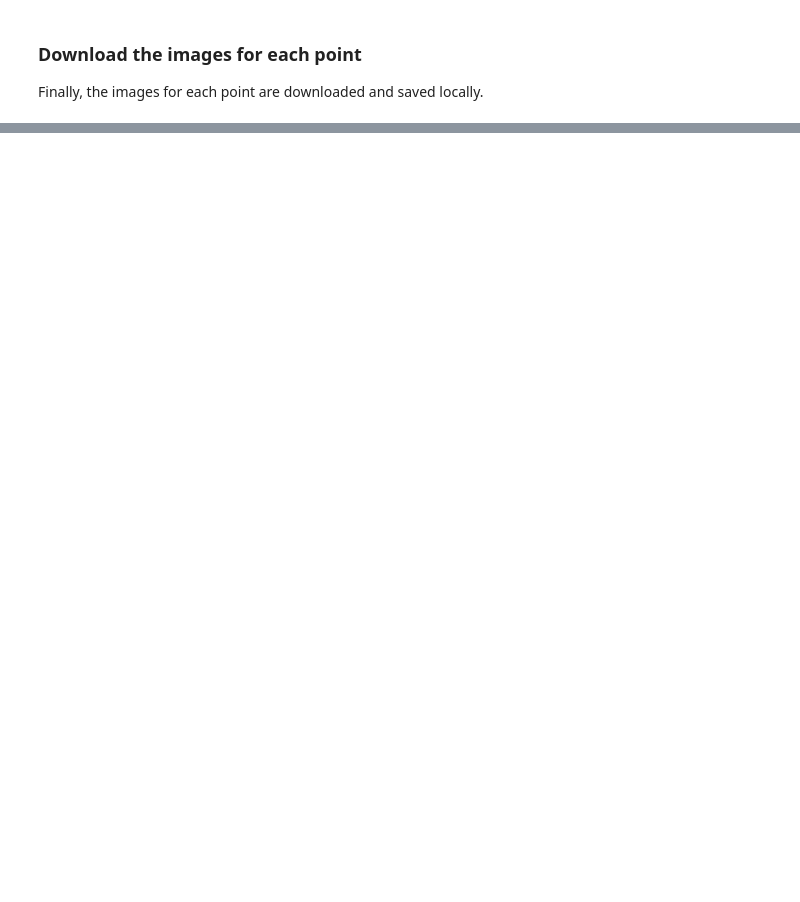
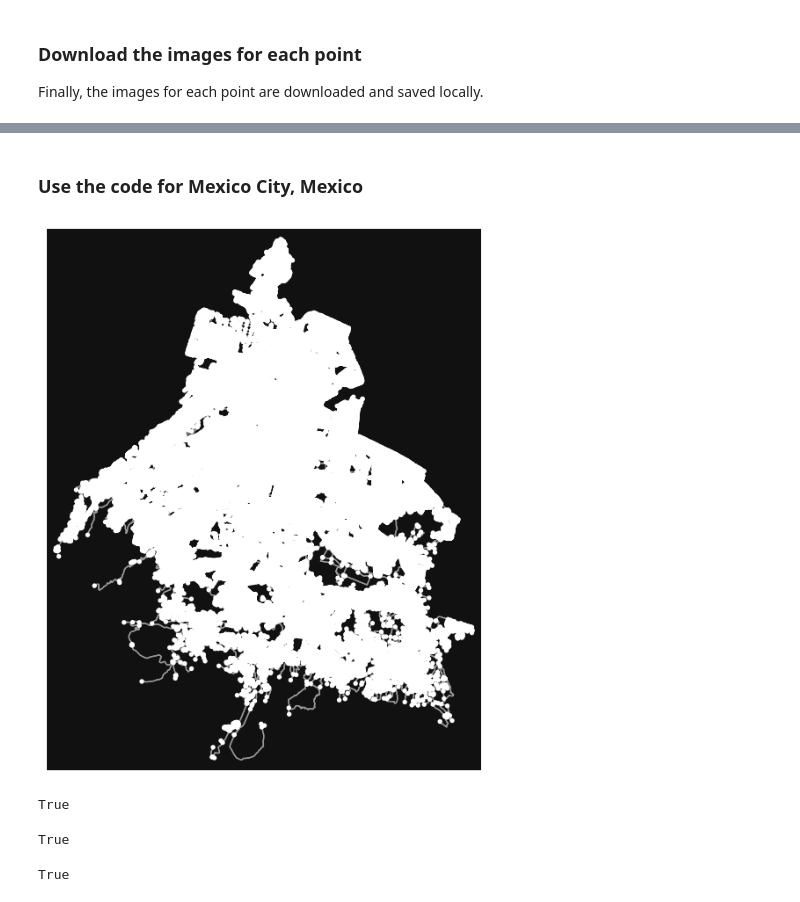
Before and after one commit to Spatial-Data-Science-and-GEO-AI-Lab/StreetView-NatureVisibility, a Jupyter notebook: get_images.ipynb, the cells around one changed output, grey strips where cells are left out. Saved outputs shown, nothing was run; the diff lists cells and outputs as text; code cells hidden in the pictures; blank space fills up the shorter version.

```diff
--- a/get_images.ipynb
+++ b/get_images.ipynb
@@ -261,0 +238,21 @@ with open(cache_file, "w"|) as f:
+# %% [markdown]
+### Use the code for Mexico City, Mexico
+# %%
+# Get the roadnetwork of a specific city using OpenStreetMap data
+city = "Mexico City, Mexico"
+
+# Set access token for mapillary
+access_token = "MLY|6267906093323631|fba37c53726a386c951323ee5b9874bf"
+# %%
+get_road_network(city)
+# %% [output]
+[figure, added]
+True
+# %%
+select_points_on_road_network(city)
+# %% [output]
+True
+# %%
+get_features_on_points(city, access_token)
+# %% [output]
+True
```
Also changed, not shown: parts of 39 cells of this notebook.
